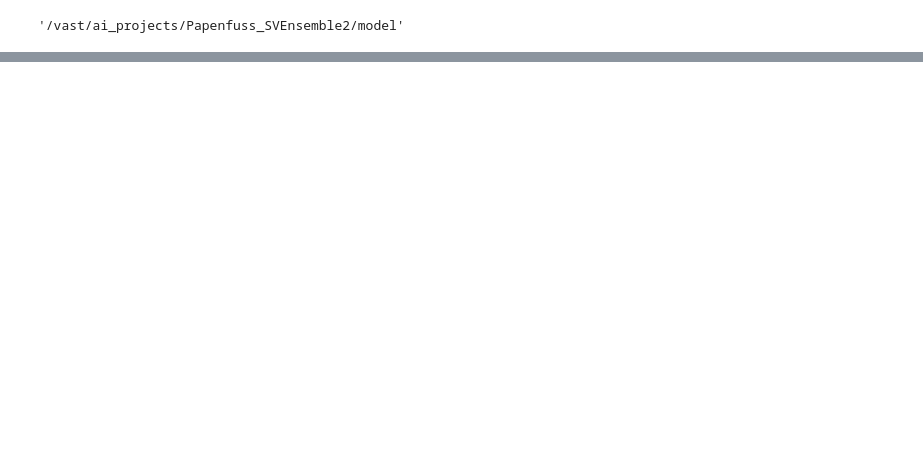
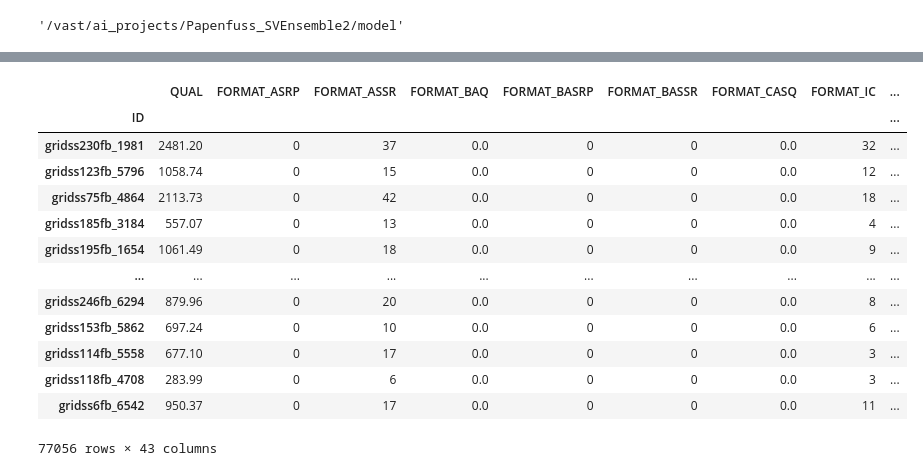
Before and after one commit to Vsshikov/SVEnsemble2, a Jupyter notebook: model/pu_rf.ipynb, the cells around one changed output, grey strips where cells are left out. Drawn from its saved outputs; the diff is of its cells as text; code cells hidden in the pictures; blank space fills up the shorter version.

```diff
--- a/model/pu_rf.ipynb
+++ b/model/pu_rf.ipynb
@@ -105,4 +149,0 @@ neg_weights = y_proba_nontrad[y_train == False, 0]
-# %%
-X_doubled = np.row_stack([X_train, X_train_neg])
-y_doubled = np.concatenate([y_train, y_train_neg])
-weights_doubled = np.concatenate([pos_weights, neg_weights])
@@ -115 +150,18 @@ RF_enoto_fit = RF_enoto.fit(X_doubled, y_doubled, sample_weight=weights_doubled)
+# %%
+X_doubled
+# %% [output]
+|  | QUAL | FORMAT_ASRP | FORMAT_ASSR | FORMAT_BAQ | FORMAT_BASRP | FORMAT_BASSR | FORMAT_CASQ | FORMAT_IC | ... |
+| ID |  |  |  |  |  |  |  |  | ... |
+| gridss230fb_1981 | 2481.20 | 0 | 37 | 0.0 | 0 | 0 | 0.0 | 32 | ... |
+| gridss123fb_5796 | 1058.74 | 0 | 15 | 0.0 | 0 | 0 | 0.0 | 12 | ... |
+| gridss75fb_4864 | 2113.73 | 0 | 42 | 0.0 | 0 | 0 | 0.0 | 18 | ... |
+| gridss185fb_3184 | 557.07 | 0 | 13 | 0.0 | 0 | 0 | 0.0 | 4 | ... |
+| gridss195fb_1654 | 1061.49 | 0 | 18 | 0.0 | 0 | 0 | 0.0 | 9 | ... |
+| ... | ... | ... | ... | ... | ... | ... | ... | ... | ... |
+| gridss246fb_6294 | 879.96 | 0 | 20 | 0.0 | 0 | 0 | 0.0 | 8 | ... |
+| gridss153fb_5862 | 697.24 | 0 | 10 | 0.0 | 0 | 0 | 0.0 | 6 | ... |
+| gridss114fb_5558 | 677.10 | 0 | 17 | 0.0 | 0 | 0 | 0.0 | 3 | ... |
+| gridss118fb_4708 | 283.99 | 0 | 6 | 0.0 | 0 | 0 | 0.0 | 3 | ... |
+| gridss6fb_6542 | 950.37 | 0 | 17 | 0.0 | 0 | 0 | 0.0 | 11 | ... |
+77056 rows × 43 columns
 # %%
```
Also changed, not shown: parts of 32 cells of this notebook, 6 other files.
